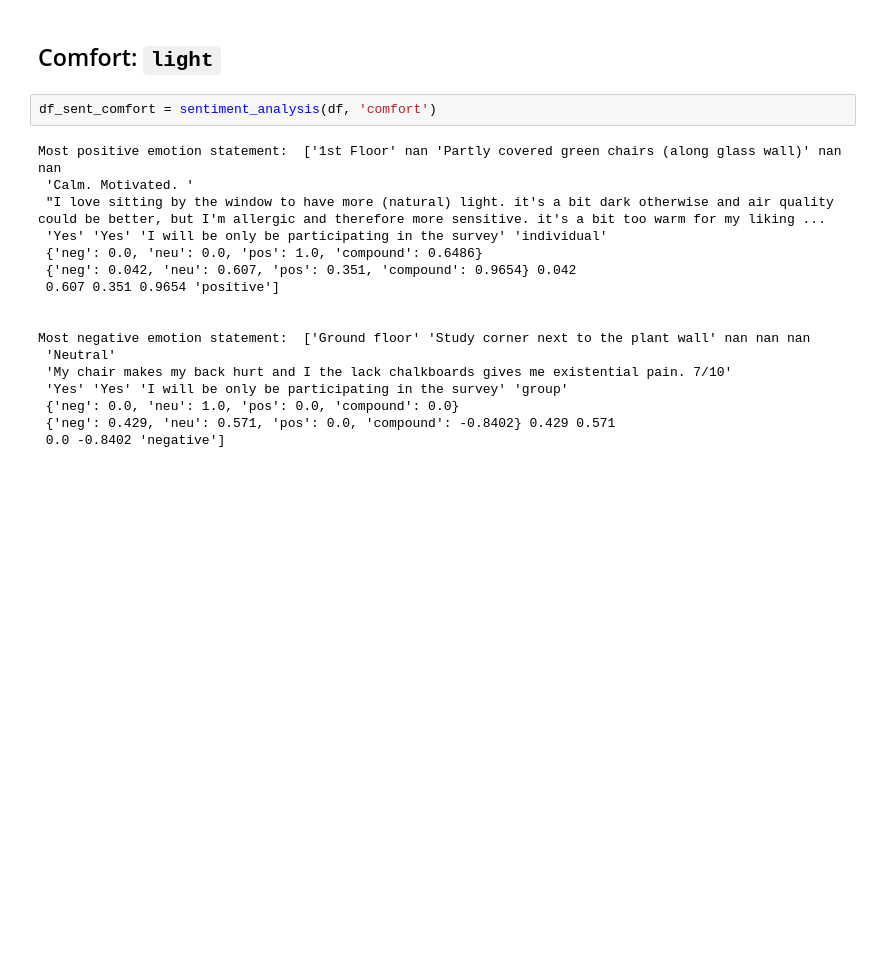
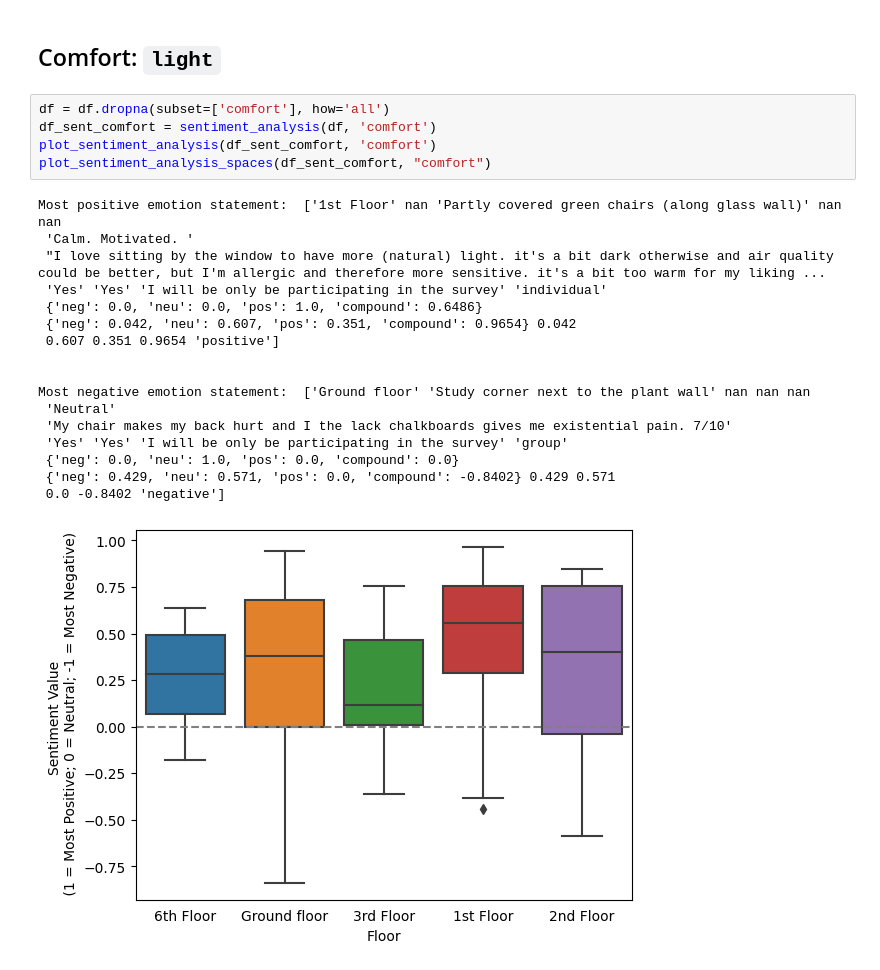
Before and after one commit to shrutirao94/language-comfort-emotions, a Jupyter notebook: analysis.ipynb, the cells around one changed output. Drawn from its saved outputs; the diff is of its cells as text; blank space fills up the shorter version.

```diff
--- a/analysis.ipynb
+++ b/analysis.ipynb
@@ -444,21 +379,25 @@ df_sent_emo['emotion'][df_sent_emo['emotion'].str.contains("relaxed")==True]:
 # %% [markdown]
 ## Comfort: `light`
 # %%
+df = df.dropna(subset=['comfort'], how='all')
 df_sent_comfort = sentiment_analysis(df, 'comfort')
+plot_sentiment_analysis(df_sent_comfort, 'comfort')
+plot_sentiment_analysis_spaces(df_sent_comfort, "comfort")
 # %% [output]
 Most positive emotion statement:  ['1st Floor' nan 'Partly covered green chairs (along glass wall)' nan nan
  'Calm. Motivated. '
  "I love sitting by the window to have more (natural) light. it's a bit dark otherwise and air quality could be better, but I'm allergic and therefore more sensitive. it's a bit too warm for my liking ...
  'Yes' 'Yes' 'I will be only be participating in the survey' 'individual'
  {'neg': 0.0, 'neu': 0.0, 'pos': 1.0, 'compound': 0.6486}
  {'neg': 0.042, 'neu': 0.607, 'pos': 0.351, 'compound': 0.9654} 0.042
  0.607 0.351 0.9654 'positive']
 
 
 Most negative emotion statement:  ['Ground floor' 'Study corner next to the plant wall' nan nan nan
  'Neutral'
  'My chair makes my back hurt and I the lack chalkboards gives me existential pain. 7/10'
  'Yes' 'Yes' 'I will be only be participating in the survey' 'group'
  {'neg': 0.0, 'neu': 1.0, 'pos': 0.0, 'compound': 0.0}
  {'neg': 0.429, 'neu': 0.571, 'pos': 0.0, 'compound': -0.8402} 0.429 0.571
  0.0 -0.8402 'negative']
+[figure, added]
```
Also changed, not shown: parts of 25 cells of this notebook.
